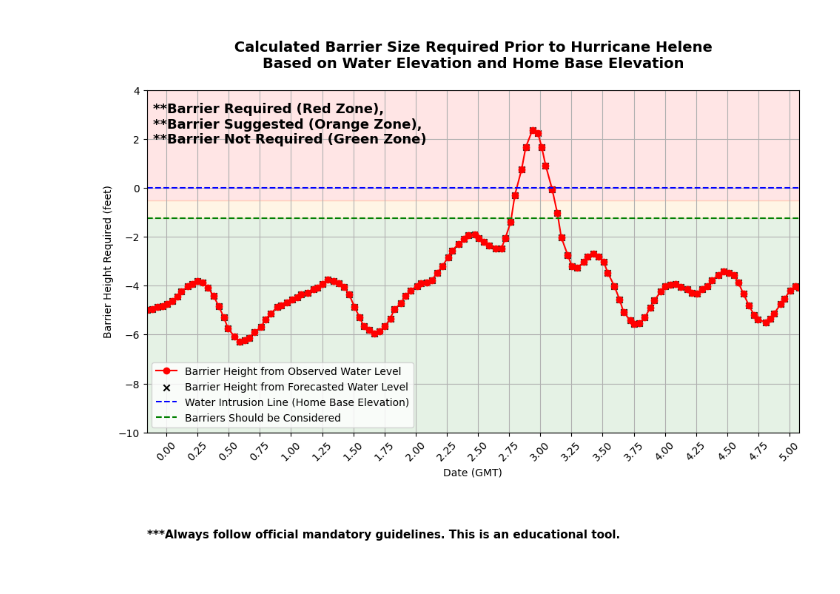
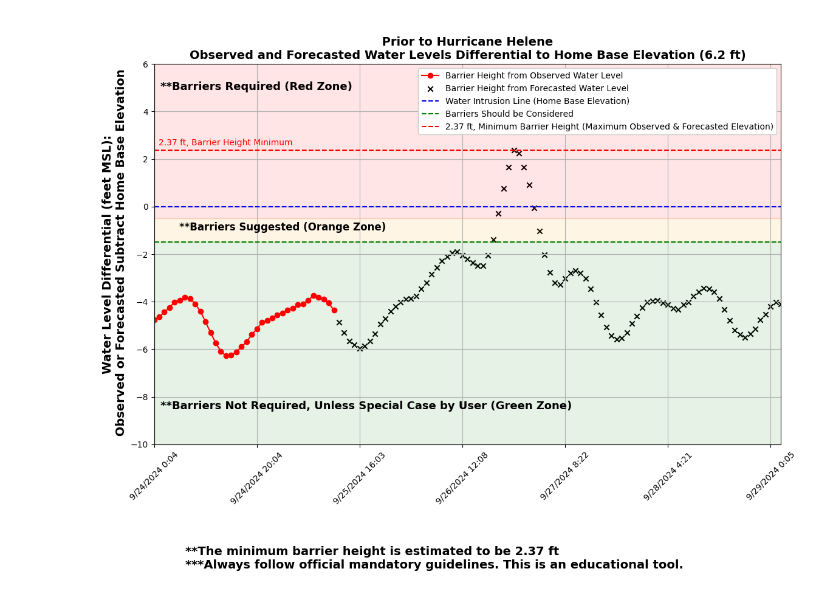
Before and after one commit to GriffsKode/griffskode.github.io, a Jupyter notebook: portfolio/flooding/HelenePlotReconstruct.ipynb, the cells around one changed output. Cells and saved outputs as stored; diff of their text form; code cells hidden in the pictures.

```diff
--- a/portfolio/flooding/HelenePlotReconstruct.ipynb
+++ b/portfolio/flooding/HelenePlotReconstruct.ipynb
@@ -153,0 +61,5 @@ home_base_elev = 6.2
+# %%
+# Add Columns Barrier_HeightObs and Barrier_HeightFcst to df
+df['WaterLevel_DiffObs'] = df['water_levelObs'] - home_base_elev
+df['WaterLevel_DiffFcst'] = df['water_levelFcst'] - home_base_elev
+print(df)
@@ -154,6 +84,7 @@ home_base_elev = 6.2
 # %%
-# Add Columns Barrier_HeightObs and Barrier_HeightFcst to df
-df['Barrier_HeightReq'] = df['Y'] - home_base_elev
+# Create Barrier_Height column that checks if Barrier_HeightObs or Barrier_HeightFcst are greater than zero, if true print the positive number, if not NaN
+df['Barrier_HeightMin'] = np.where(df['WaterLevel_DiffObs'] > 0, df['WaterLevel_DiffObs'],
+                        np.where(df['WaterLevel_DiffFcst'] > 0, df['WaterLevel_DiffFcst'], np.nan))
 
 print(df)
 # %% [output]
@@ -173,0 +108,6 @@ print(df)
+# %%
+barrierHeightReqMin = df['Barrier_HeightMin'].max()
+if barrierHeightReqMin > 0:
+    print('The maximum forecasted water level:', barrierHeightReqMin.round(2), 'feet MSL, greater than the Home Base Elevation. Barriers are Required.')
+else:
+    print('The maximum forecasted water level', barrierHeightReqMin.round(2), 'which is less than the Home Base Elevation. \nBarriers should be considered if -1.25 or greater.')
@@ -174,66 +118,80 @@ print(df)
 # %%
 import matplotlib.pyplot as plt
 import matplotlib.ticker as ticker
+import matplotlib.dates as mdates
 
 # Plot data on figure (x) vs (y)
-plt.figure(figsize=(10, 8))
-
-# Define tick values at 0.25 increments within the range
-x_ticks = np.arange(df['X'].iloc[0], df['X'].iloc[-1] + 0.25, 0.25)
-plt.xticks(x_ticks, rotation=45)
+plt.figure(figsize=(12, 10))
 
 # X values will be 'Date(GMT)' and Y values will be 'Obs'
-plt.plot(df['X'], df['Barrier_HeightReq'], marker='o', linestyle='-', color='r', label='Barrier Height from Observed Water Level')
+plt.plot(df['time'], df['WaterLevel_DiffObs'], marker='o', linestyle='-', color='r', label='Barrier Height from Observed Water Level')
 # Add Fcst values as black 'X' markers
-plt.scatter(df['X'], df['Barrier_HeightReq'], color='black', marker='x', label='Barrier Height from Forecasted Water Level')
+plt.scatter(df['time'], df['WaterLevel_DiffFcst'], color='black', marker='x', label='Barrier Height from Forecasted Water Level')
 
 # Add a horizontal line at y = 0
 plt.axhline(y=0, color='b', linestyle='--', label=f'Water Intrusion Line (Home Base Elevation)')
 # Add a horizontal line at y = 0
-plt.axhline(y=-1.25, color='g', linestyle='--', label=f'Barriers Should be Considered')
+plt.axhline(y=-1.5, color='g', linestyle='--', label=f'Barriers Should be Considered')
+# Add a horizontal line at y = 0
+plt.axhline(y=barrierHeightReqMin, color='r', linestyle='--', label=f'{barrierHeightReqMin.round(2)} ft, Minimum Barrier Height (Maximum Observed & Forecasted Elevation)')
+# Add text label next to the line
+plt.text(
+    x=0.9,  # Adjust x-position as needed
+    y=barrierHeightReqMin + 0.2,  # Slightly above the line for readability
+    s=f'{barrierHeightReqMin:.2f} ft, Barrier Height Minimum',
+    color='r'
+)
+
 
 # Add fill between y = -5 and y = -1
-plt.fill_between(df['X'], -10, -1.25, color='green', alpha=0.1)
+plt.fill_between(df['time'], -10, -1.5, color='green', alpha=0.1)
 # Add fill between y = -1 and y = 0
-plt.fill_between(df['X'], -1.25, -0.5, color='orange', alpha=0.1)
+plt.fill_between(df['time'], -1.5, -0.5, color='orange', alpha=0.1)
 # Add fill between y = 3 and y = 0
-plt.fill_between(df['X'], 4, -0.5, color='red', alpha=0.1)
+plt.fill_between(df['time'], 6, -0.5, color='red', alpha=0.1)
 
 # Formatting the plot
-plt.xlabel('Date (GMT)')
-plt.ylabel('Barrier Height Required (feet)')
-plt.title('\n Calculated Barrier Size Required Prior to Hurricane Helene \nBased on Water Elevation and Home Base Elevation\n', fontsize=14, fontweight='bold')
+#plt.xlabel('Date (GMT)')
+plt.ylabel('Water Level Differential (feet MSL):\n Observed or Forecasted Subtract Home Base Elevation', fontsize='14', fontweight='bold')
+plt.title(f'\n Prior to Hurricane Helene \nObserved and Forecasted Water Levels Differential to Home Base Elevation ({home_base_elev} ft)', fontsize=14, fontweight='bold')
 plt.xticks(rotation=45)
 plt.grid(True)
-plt.legend()
+plt.legend(framealpha=1)
 
 # Set x-axis limits
-plt.xlim(df['X'].iloc[0], df['X'].iloc[-1])
+plt.xlim(df['time'].iloc[0], df['time'].iloc[-1])
+
+plt.ylim(-10,6)
+# Reducing the number of dates/times on the x-axis
+plt.gca().xaxis.set_major_locator(ticker.MaxNLocator(nbins=7))
+# Format x-axis to show date only
+#plt.gca().xaxis.set_major_formatter(mdates.DateFormatter('%Y-%m-%d'))
+# Rotate x-axis labels for better readability
+plt.xticks(rotation=45)
+
+# Adding the note above the legend
+plt.text(0.01, 0.94, "**Barriers Required (Red Zone)",
+         ha='left', va='center', transform=plt.gca().transAxes, fontsize=13, color='black', fontweight='bold')
+
+# Adding the text "Barrier recommended" at the fifth date (index 4)
+plt.text(x=df['time'].iloc[25], y=-1, s="**Barriers Suggested (Orange Zone)", ha='center', fontsize=12, color='black', fontweight='bold')
 
 
-
-plt.ylim(-10,4)
-# Reducing the number of dates/times on the x-axis
-plt.gca().xaxis.set_major_locator(ticker.MaxNLocator(nbins=25))
-
-# Rotate x-axis labels for better readability
-#plt.xticks(rotation=45)
-
 # Adding the note above the legend
-plt.text(0.01, 0.90, "**Barrier Required (Red Zone),\n**Barrier Suggested (Orange Zone),\n**Barrier Not Required (Green Zone)",
+plt.text(0.01, 0.1, "**Barriers Not Required, Unless Special Case by User (Green Zone)",
          ha='left', va='center', transform=plt.gca().transAxes, fontsize=13, color='black', fontweight='bold')
 
 # Adding the note bottom left
-plt.text(0.001, -0.3, "***Always follow official mandatory guidelines. This is an educational tool.",
-         ha='left', va='center', transform=plt.gca().transAxes, fontsize=11, color='black', fontweight='bold')
+plt.text(0.05, -0.3, f'**The minimum barrier height is estimated to be {barrierHeightReqMin.round(2)} ft \n***Always follow official mandatory guidelines. This is an educational tool.' ,
+         ha='left', va='center', transform=plt.gca().transAxes, fontsize=14, color='black', fontweight='bold')
 
 # tight_layout to automatically adjust plotting parameters
 plt.tight_layout(pad=2.0)
 
 # Save the plot as a JPEG file
-#plt.savefig("C:/KG_MobileFiles_2024/Python/sample_plot2.jpg", format='jpg')
+plt.savefig("C:/KG_MobileFiles_2024/Python/helene_plot2.jpg", format='jpg')
 
 # Display the plot
 plt.show()
 # %% [output]
-[figure, old version]
+[figure, new version]
```
Also changed, not shown: parts of 9 cells of this notebook, 2 other files.
